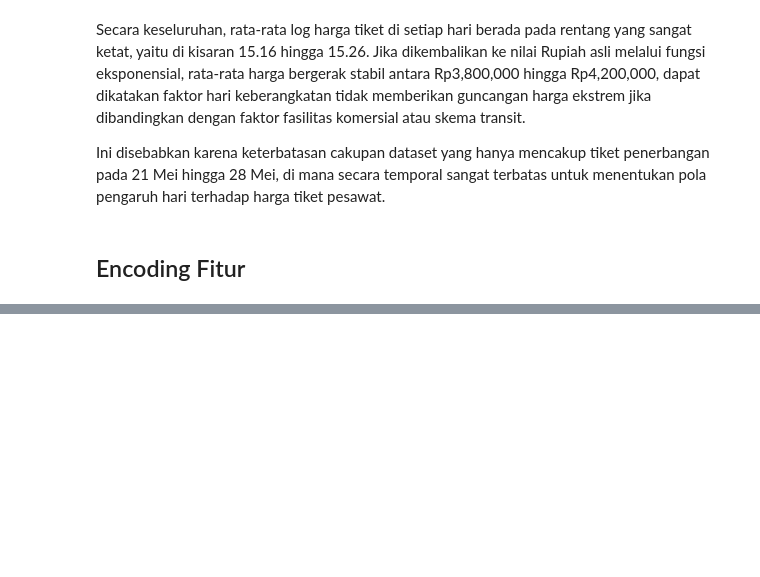
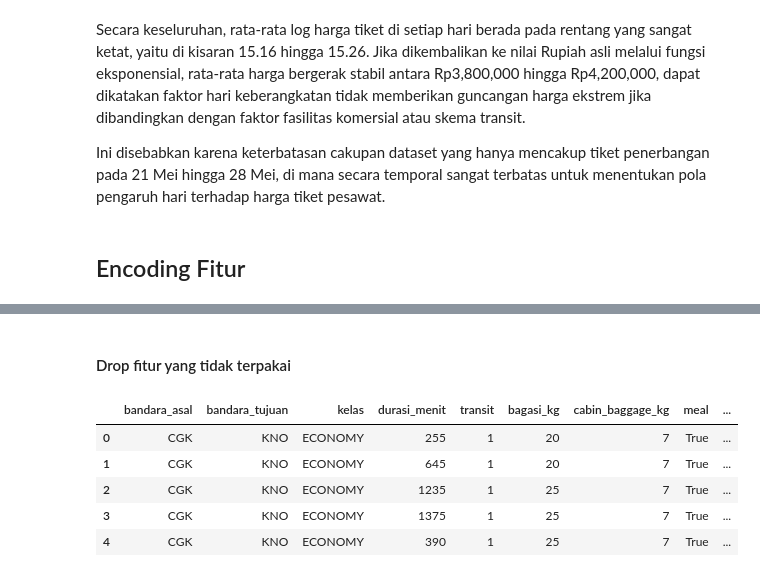
Before and after one commit to stikkeju/tiket_pesawat, a Jupyter notebook: notebook/preprocessing.ipynb, the cells around one changed output, grey strips where cells are left out. Drawn from its saved outputs; the diff is of its cells as text; code cells hidden in the pictures; blank space fills up the shorter version.

```diff
--- a/notebook/preprocessing.ipynb
+++ b/notebook/preprocessing.ipynb
@@ -622,6 +622,8 @@ Jumlah missing values pada 'model_pesawat: 0
 fitur_seat = ['seat_layout', 'seat_pitch_inch', 'seat_type']
 
 # Imputasi missing value pada fitur kursi menggunakan modus kelompok
+df_clean['seat_pitch_inch'] = df_clean['seat_pitch_inch'].replace(['0.0', 0, 0.0], np.nan)
+
 for col in fitur_seat:
     df_clean[col] = df_clean.groupby(['maskapai_final', 'kelas', 'model_pesawat'])[col].transform(
         lambda x: x.fillna(x.mode()[0] if not x.mode().empty else 'Unknown')
@@ -1538,0 +1543,2 @@ Encoding adalah proses mengonversi data non-numerik (kategorikal atua teks) menj
+# %%
+df_encoded = pd.read_csv('../data/data_preprocessed.csv')
@@ -1538,0 +1574,18 @@ Encoding adalah proses mengonversi data non-numerik (kategorikal atua teks) menj
+# %% [markdown]
+#### Drop fitur yang tidak terpakai
+# %%
+fitur_drop = [
+    'tanggal_scraping', 'tanggal_terbang', 'tanggal_tiba',
+    'jam_berangkat', 'jam_tiba', 'harga_idr', 'harga_idr_scaled'
+]
+
+df_encoded = df_encoded.drop(columns=[col for col in fitur_drop if col in df_clean.columns])
+# %%
+df_encoded.head()
+# %% [output]
+|  | bandara_asal | bandara_tujuan | kelas | durasi_menit | transit | bagasi_kg | cabin_baggage_kg | meal | ... |
+| 0 | CGK | KNO | ECONOMY | 255 | 1 | 20 | 7 | True | ... |
+| 1 | CGK | KNO | ECONOMY | 645 | 1 | 20 | 7 | True | ... |
+| 2 | CGK | KNO | ECONOMY | 1235 | 1 | 25 | 7 | True | ... |
+| 3 | CGK | KNO | ECONOMY | 1375 | 1 | 25 | 7 | True | ... |
+| 4 | CGK | KNO | ECONOMY | 390 | 1 | 25 | 7 | True | ... |
```
Also changed, not shown: parts of 40 cells of this notebook.
